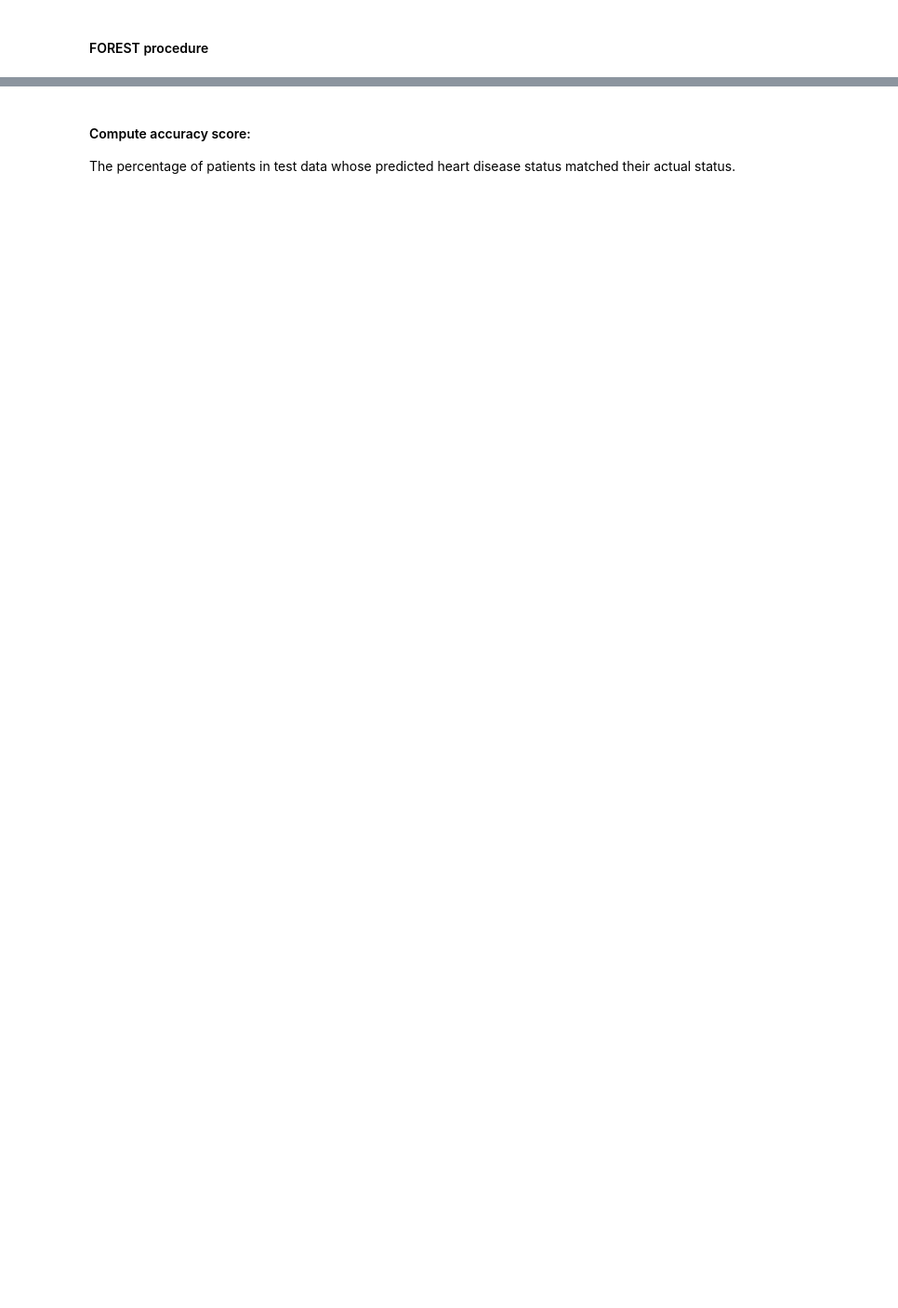
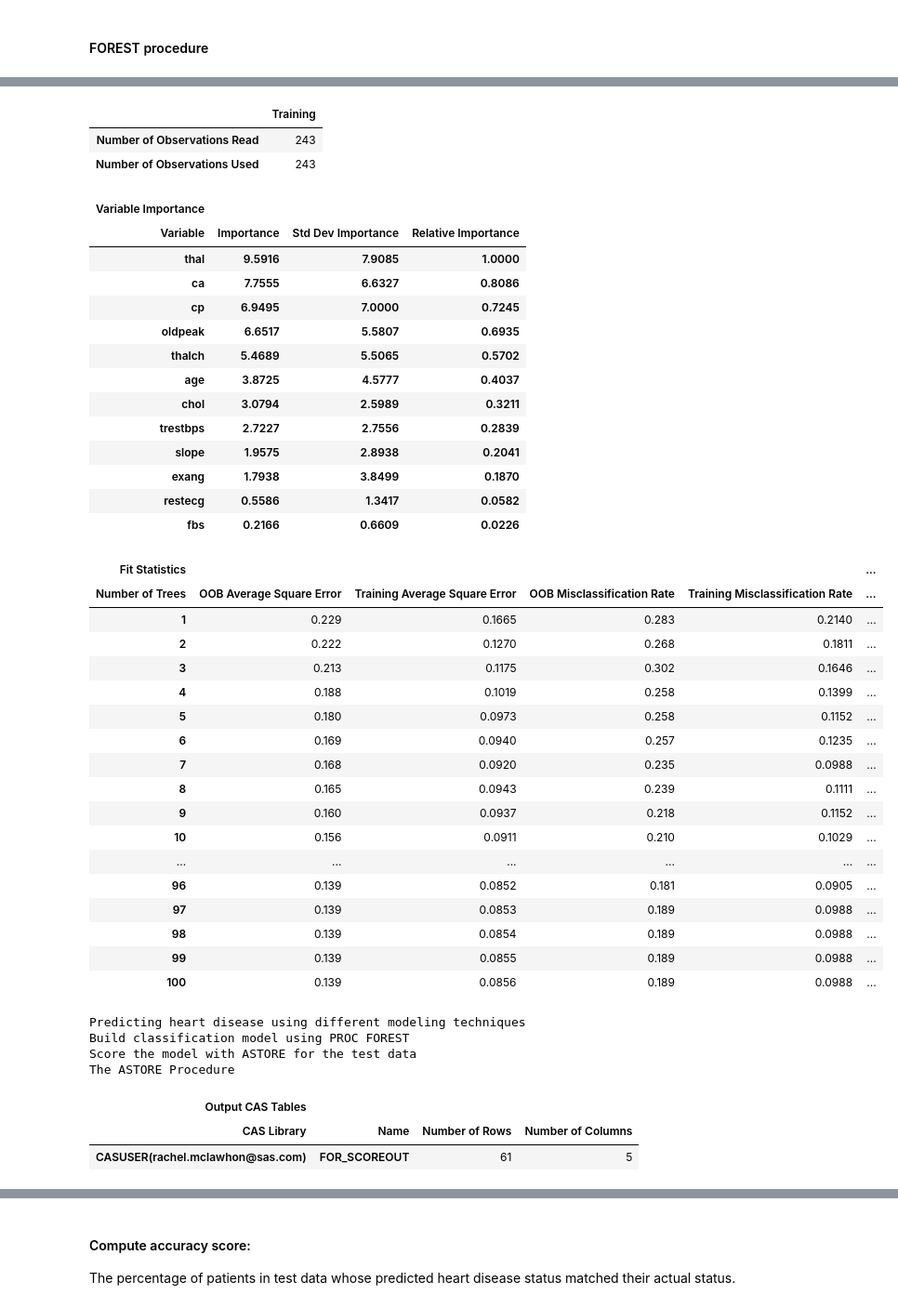
Before and after one commit to rachelnisbet/Jupyter_ScratchPaper, a Jupyter notebook: SAS_Heart_Classification.ipynb, the cells around one changed output, grey strips where cells are left out. Shown at 93% size. Drawn from its saved outputs; the diff is of its cells as text; code cells hidden in the pictures; blank space fills up the shorter version.

Commit message:
Data fix

```diff
--- a/SAS_Heart_Classification.ipynb
+++ b/SAS_Heart_Classification.ipynb
@@ -349,11 +557,11 @@ run;
 # %%
 title2 'Build classification model using PROC FOREST';
 ods output modelInfo=forestModel;
-proc forest data=heart_disease_train;
+proc forest data=casuser.heart_disease_train;
     input age--oldpeak / level=interval;
     input ca--fbs / level=nominal;
     target target / level=nominal;
-    savestate rstore=forstore;
+    savestate rstore=casuser.forstore;
 run;
 
 data _null_;
@@ -364,5 +572,6 @@ run;
 
 title3 'Score the model with ASTORE for the test data';
 proc astore;
-    score data=heart_disease_test rstore=forstore out=for_scoreout copyvars=(target);
+    score data=casuser.heart_disease_test rstore=casuser.forstore out=casuser.for_scoreout copyvars=(target);
 run;
+# %% [output]
@@ -368,0 +598,42 @@ run;
+|  | Training |
+| Number of Observations Read | 243 |
+| Number of Observations Used | 243 |
+| Variable Importance |  |  |  |
+| Variable | Importance | Std Dev Importance | Relative Importance |
+| thal | 9.5916 | 7.9085 | 1.0000 |
+| ca | 7.7555 | 6.6327 | 0.8086 |
+| cp | 6.9495 | 7.0000 | 0.7245 |
+| oldpeak | 6.6517 | 5.5807 | 0.6935 |
+| thalch | 5.4689 | 5.5065 | 0.5702 |
+| age | 3.8725 | 4.5777 | 0.4037 |
+| chol | 3.0794 | 2.5989 | 0.3211 |
+| trestbps | 2.7227 | 2.7556 | 0.2839 |
+| slope | 1.9575 | 2.8938 | 0.2041 |
+| exang | 1.7938 | 3.8499 | 0.1870 |
+| restecg | 0.5586 | 1.3417 | 0.0582 |
+| fbs | 0.2166 | 0.6609 | 0.0226 |
+| Fit Statistics |  |  |  |  | ... |
+| Number of Trees | OOB Average Square Error | Training Average Square Error | OOB Misclassification Rate | Training Misclassification Rate | ... |
+| 1 | 0.229 | 0.1665 | 0.283 | 0.2140 | ... |
+| 2 | 0.222 | 0.1270 | 0.268 | 0.1811 | ... |
+| 3 | 0.213 | 0.1175 | 0.302 | 0.1646 | ... |
+| 4 | 0.188 | 0.1019 | 0.258 | 0.1399 | ... |
+| 5 | 0.180 | 0.0973 | 0.258 | 0.1152 | ... |
+| 6 | 0.169 | 0.0940 | 0.257 | 0.1235 | ... |
+| 7 | 0.168 | 0.0920 | 0.235 | 0.0988 | ... |
+| 8 | 0.165 | 0.0943 | 0.239 | 0.1111 | ... |
+| 9 | 0.160 | 0.0937 | 0.218 | 0.1152 | ... |
+| 10 | 0.156 | 0.0911 | 0.210 | 0.1029 | ... |
+| ... | ... | ... | ... | ... | ... |
+| 96 | 0.139 | 0.0852 | 0.181 | 0.0905 | ... |
+| 97 | 0.139 | 0.0853 | 0.189 | 0.0988 | ... |
+| 98 | 0.139 | 0.0854 | 0.189 | 0.0988 | ... |
+| 99 | 0.139 | 0.0855 | 0.189 | 0.0988 | ... |
+| 100 | 0.139 | 0.0856 | 0.189 | 0.0988 | ... |
+Predicting heart disease using different modeling techniques
+Build classification model using PROC FOREST
+Score the model with ASTORE for the test data
+The ASTORE Procedure
+| Output CAS Tables |  |  |  |
+| CAS Library | Name | Number of Rows | Number of Columns |
+| CASUSER(rachel.mclawhon@sas.com) | FOR_SCOREOUT | 61 | 5 |
```
Also changed, not shown: parts of 23 cells of this notebook.
